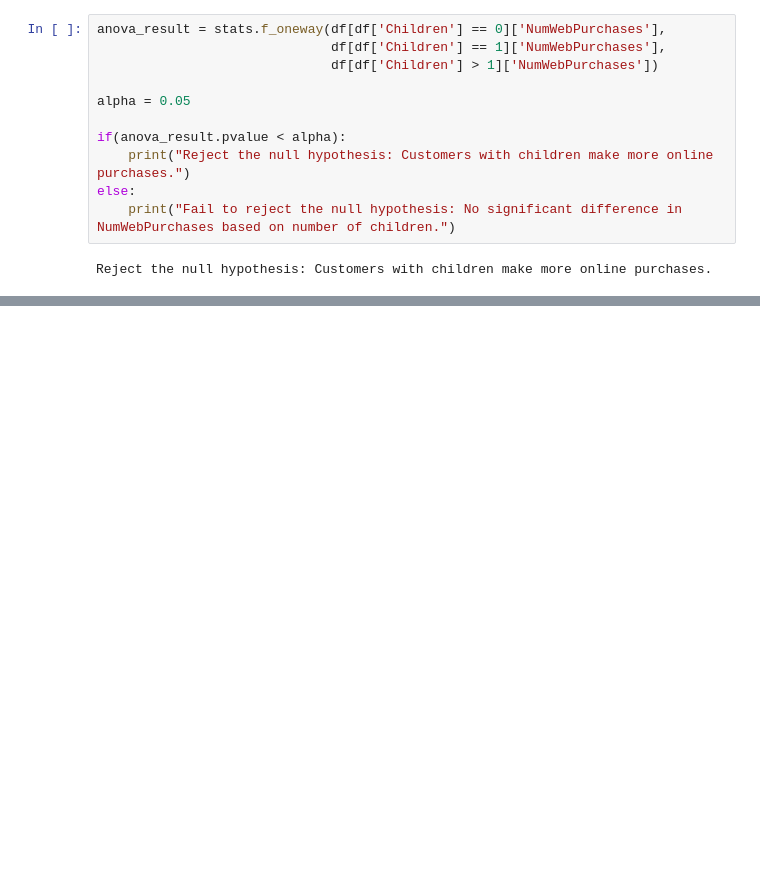
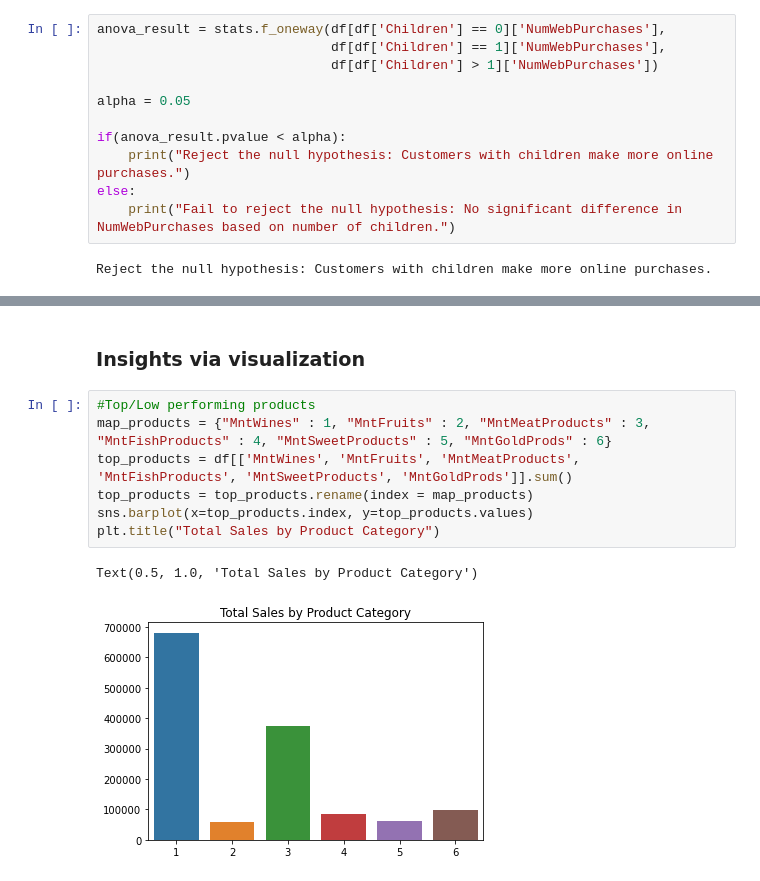
Before and after one commit to NitinJayavarapu12/Marketing-campaigns, a Jupyter notebook: Marketing_campaigns.ipynb, the cells around one changed output, grey strips where cells are left out. Cells and saved outputs as stored; diff of their text form; blank space fills up the shorter version.

```diff
--- a/Marketing_campaigns.ipynb
+++ b/Marketing_campaigns.ipynb
@@ -249,0 +279,12 @@ Reject the null hypothesis: Customers with children make more online purchases.
+# %% [markdown]
+### Insights via visualization
+# %%
+#Top/Low performing products
+map_products = {"MntWines" : 1, "MntFruits" : 2, "MntMeatProducts" : 3, "MntFishProducts" : 4, "MntSweetProducts" : 5, "MntGoldProds" : 6}
+top_products = df[['MntWines', 'MntFruits', 'MntMeatProducts', 'MntFishProducts', 'MntSweetProducts', 'MntGoldProds']].sum()
+top_products = top_products.rename(index = map_products)
+sns.barplot(x=top_products.index, y=top_products.values)
+plt.title("Total Sales by Product Category")
+# %% [output]
+Text(0.5, 1.0, 'Total Sales by Product Category')
+[figure, added]
```
Also changed, not shown: parts of 11 cells of this notebook.
